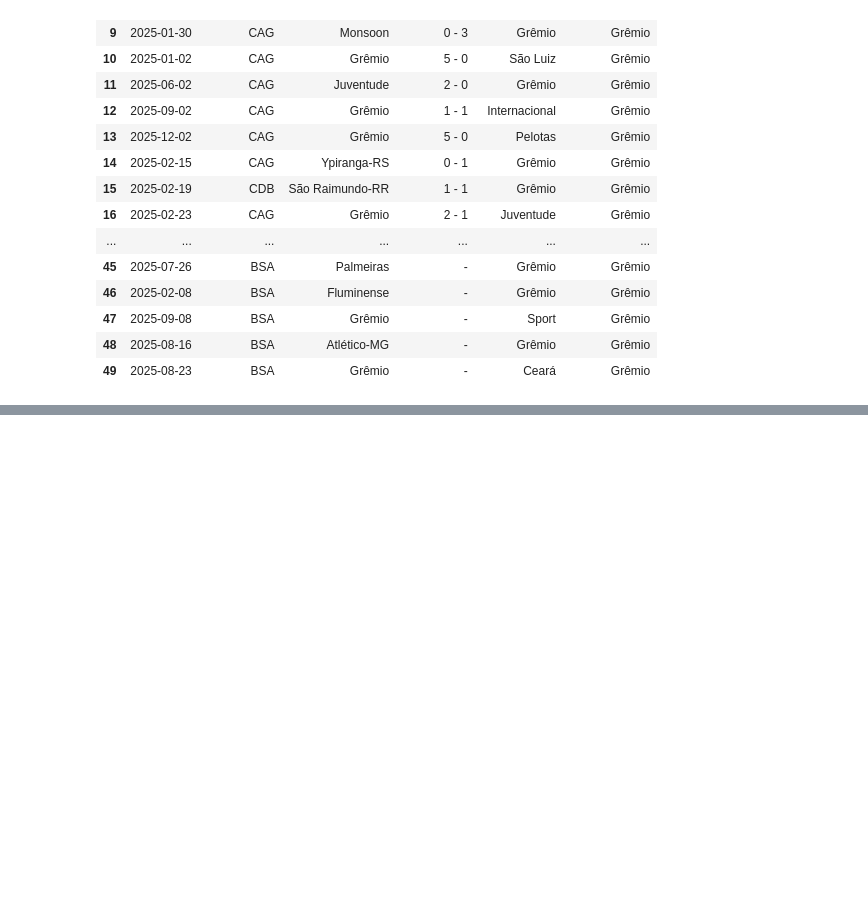
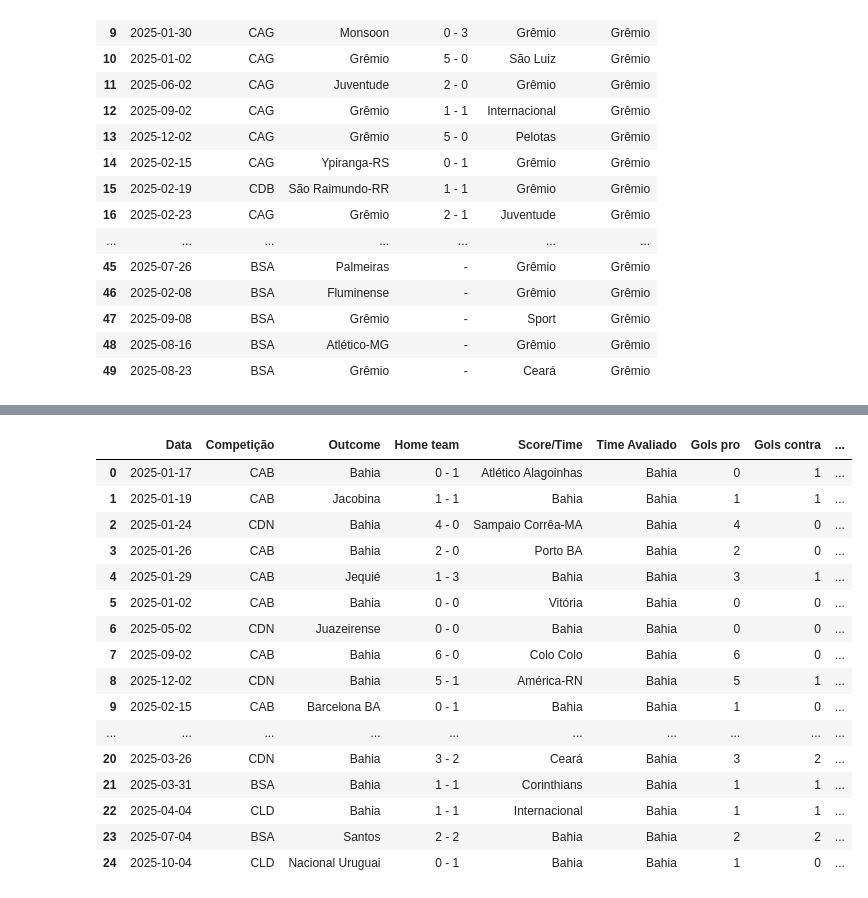
Before and after one commit to LCleu/Scraping-do-site-SoccerWay, a Jupyter notebook: Scraping.ipynb, the cells around one changed output, grey strips where cells are left out. Saved outputs shown, nothing was run; the diff lists cells and outputs as text; code cells hidden in the pictures; blank space fills up the shorter version.

```diff
--- a/Scraping.ipynb
+++ b/Scraping.ipynb
@@ -154,0 +378,27 @@ for j in range(len(lista_de_times)):#percorre a lista de times com os df de cada
+# %%
+for j in range(len(lista_de_times)):#percorre a lista de times com os df de cada time
+
+    for i in range(len(lista_de_times[j]['Vitoria'])):
+        if lista_de_times[j].iloc[i,6] > lista_de_times[j].iloc[i,7]:
+            lista_de_times[j].iloc[i,9] = "Sim"
+        else:
+            lista_de_times[j].iloc[i,9] = "Nao"
+lista_de_times[1]
+# %% [output]
+|  | Data | Competição | Outcome | Home team | Score/Time | Time Avaliado | Gols pro | Gols contra | ... |
+| 0 | 2025-01-17 | CAB | Bahia | 0 - 1 | Atlético Alagoinhas | Bahia | 0 | 1 | ... |
+| 1 | 2025-01-19 | CAB | Jacobina | 1 - 1 | Bahia | Bahia | 1 | 1 | ... |
+| 2 | 2025-01-24 | CDN | Bahia | 4 - 0 | Sampaio Corrêa-MA | Bahia | 4 | 0 | ... |
+| 3 | 2025-01-26 | CAB | Bahia | 2 - 0 | Porto BA | Bahia | 2 | 0 | ... |
+| 4 | 2025-01-29 | CAB | Jequié | 1 - 3 | Bahia | Bahia | 3 | 1 | ... |
+| 5 | 2025-01-02 | CAB | Bahia | 0 - 0 | Vitória | Bahia | 0 | 0 | ... |
+| 6 | 2025-05-02 | CDN | Juazeirense | 0 - 0 | Bahia | Bahia | 0 | 0 | ... |
+| 7 | 2025-09-02 | CAB | Bahia | 6 - 0 | Colo Colo | Bahia | 6 | 0 | ... |
+| 8 | 2025-12-02 | CDN | Bahia | 5 - 1 | América-RN | Bahia | 5 | 1 | ... |
+| 9 | 2025-02-15 | CAB | Barcelona BA | 0 - 1 | Bahia | Bahia | 1 | 0 | ... |
+| ... | ... | ... | ... | ... | ... | ... | ... | ... | ... |
+| 20 | 2025-03-26 | CDN | Bahia | 3 - 2 | Ceará | Bahia | 3 | 2 | ... |
+| 21 | 2025-03-31 | BSA | Bahia | 1 - 1 | Corinthians | Bahia | 1 | 1 | ... |
+| 22 | 2025-04-04 | CLD | Bahia | 1 - 1 | Internacional | Bahia | 1 | 1 | ... |
+| 23 | 2025-07-04 | BSA | Santos | 2 - 2 | Bahia | Bahia | 2 | 2 | ... |
+| 24 | 2025-10-04 | CLD | Nacional Uruguai | 0 - 1 | Bahia | Bahia | 1 | 0 | ... |
```
Also changed, not shown: parts of 19 cells of this notebook.
